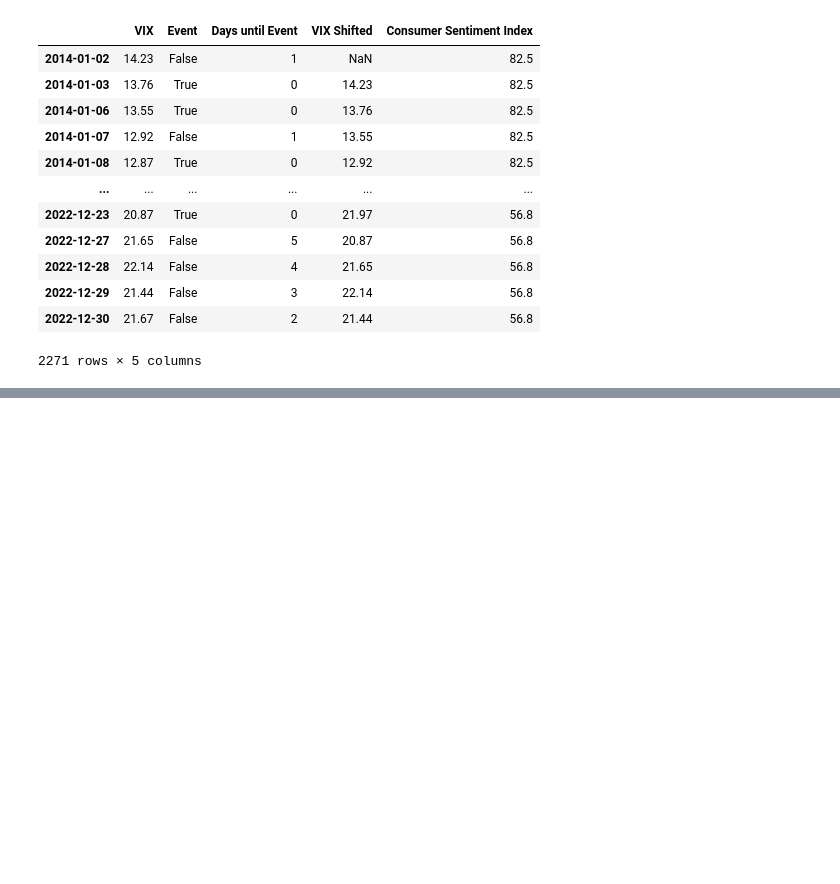
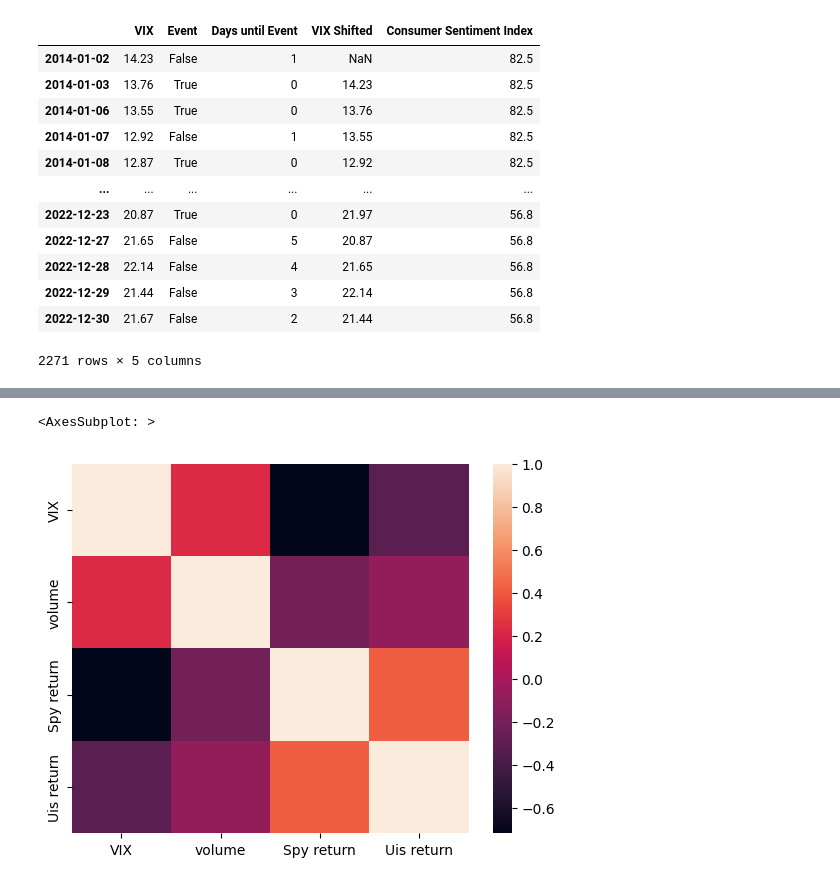
Before and after one commit to tsmcdonnell6604/Quant-Trading-Strategies, a Jupyter notebook: QTS_project.ipynb, the cells around one changed output, grey strips where cells are left out. Cells and saved outputs as stored; diff of their text form; code cells hidden in the pictures; blank space fills up the shorter version.

```diff
--- a/QTS_project.ipynb
+++ b/QTS_project.ipynb
@@ -175,0 +192,5 @@ Text(0, 0.5, 'VIX return')
+# %%
+sns.heatmap(model_data[['VIX', 'volume', 'Spy return', 'Uis return']].corr())
+# %% [output]
+<AxesSubplot: >
+[figure, added]
```
Also changed, not shown: parts of 4 cells of this notebook.
